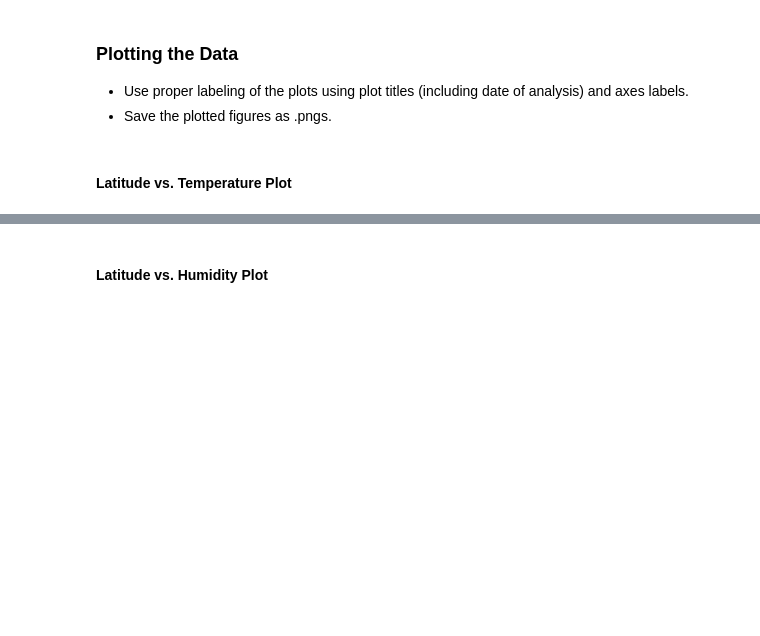
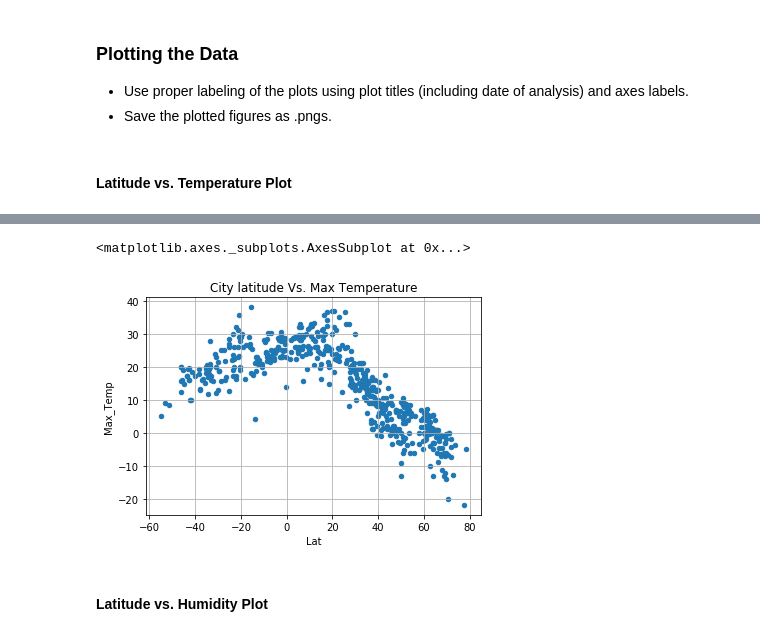
Before and after one commit to ratanhodar/06-Python-APIs, a Jupyter notebook: WeatherPy.ipynb, the cells around one changed output, grey strips where cells are left out. Saved outputs shown, nothing was run; the diff lists cells and outputs as text; code cells hidden in the pictures; blank space fills up the shorter version.

```diff
--- a/WeatherPy.ipynb
+++ b/WeatherPy.ipynb
@@ -89,20 +79,0 @@ len(cities)
-# %%
-# List for holding lat_lngs and cities
-lat_lngs = []
-cities = []
-
-# Create a set of random lat and lng combinations
-lats = np.random.uniform(low=-90.000, high=90.000, size=1500)
-lngs = np.random.uniform(low=-180.000, high=180.000, size=1500)
-lat_lngs = zip(lats, lngs)
-
-# Identify nearest city for each lat, lng combination
-for lat_lng in lat_lngs:
-    city = citipy.nearest_city(lat_lng[0], lat_lng[1]).city_name
-
-    # If the city is unique, then add it to a our cities list
-    if city not in cities:
-        cities.append(city)
-
-# Print the city count to confirm sufficient count
-len(cities)
@@ -229,0 +253,15 @@ dtype: int64
+# %%
+Dict1 = {'City': Cit,
+         'Cloudiness': Cloudiness,
+         'Country': Country,
+         'Date': Date,
+         'Humidity': Humidity,
+         'Lat':Lat,
+         'Long':Long,
+         'Max_Temp': Max_Temp,
+         'Wind_Speed':Wind_Speed }
+
+#data2_pd
+Dict1
+df = pd.DataFrame.from_dict(Dict1)
+df.head()
@@ -239,2 +294,11 @@ dtype: int64
+# %%
+#plt.scatter(Lat, Max_Temp, marker="o", facecolors="lightblue", edgecolors="black",linewidths=1)
+
+df.plot(kind="scatter", x="Lat", y="Max_Temp",
+              grid=True,
+              title="City latitude Vs. Max Temperature")
+# %% [output]
+<matplotlib.axes._subplots.AxesSubplot at 0x...>
+[figure, added]
 # %% [markdown]
 #### Latitude vs. Humidity Plot
```
Also changed, not shown: parts of 19 cells of this notebook.
